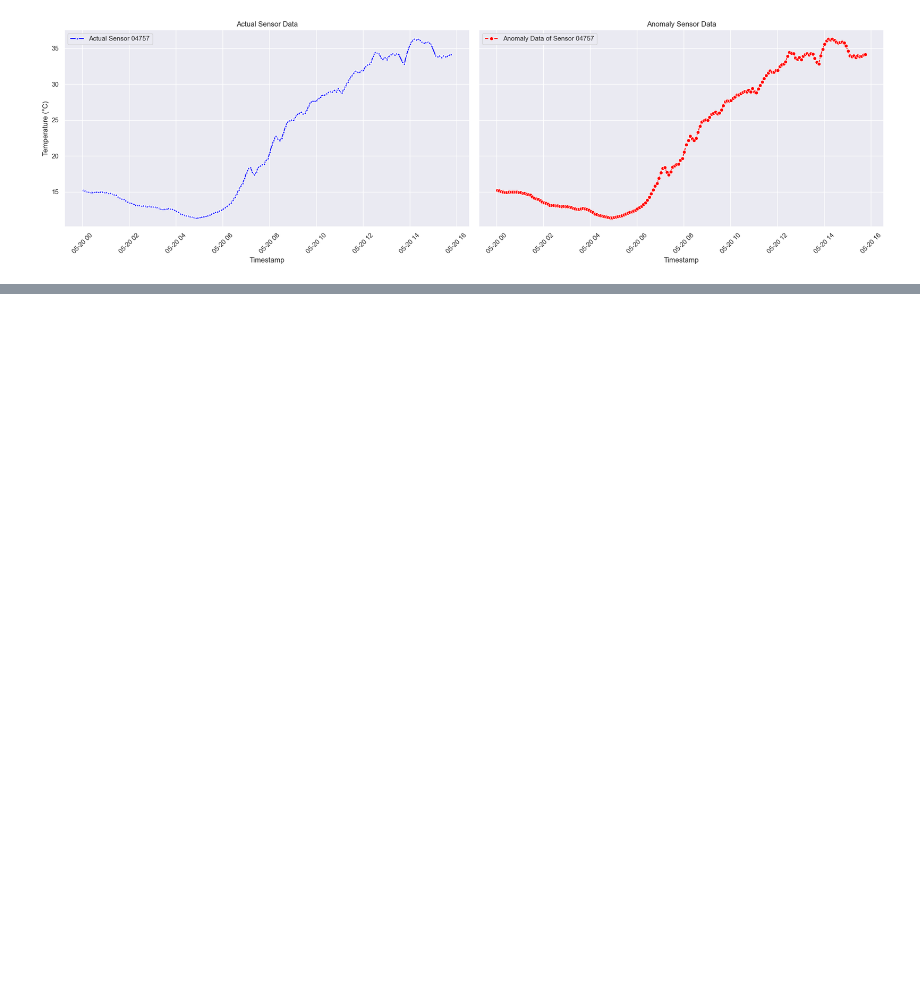
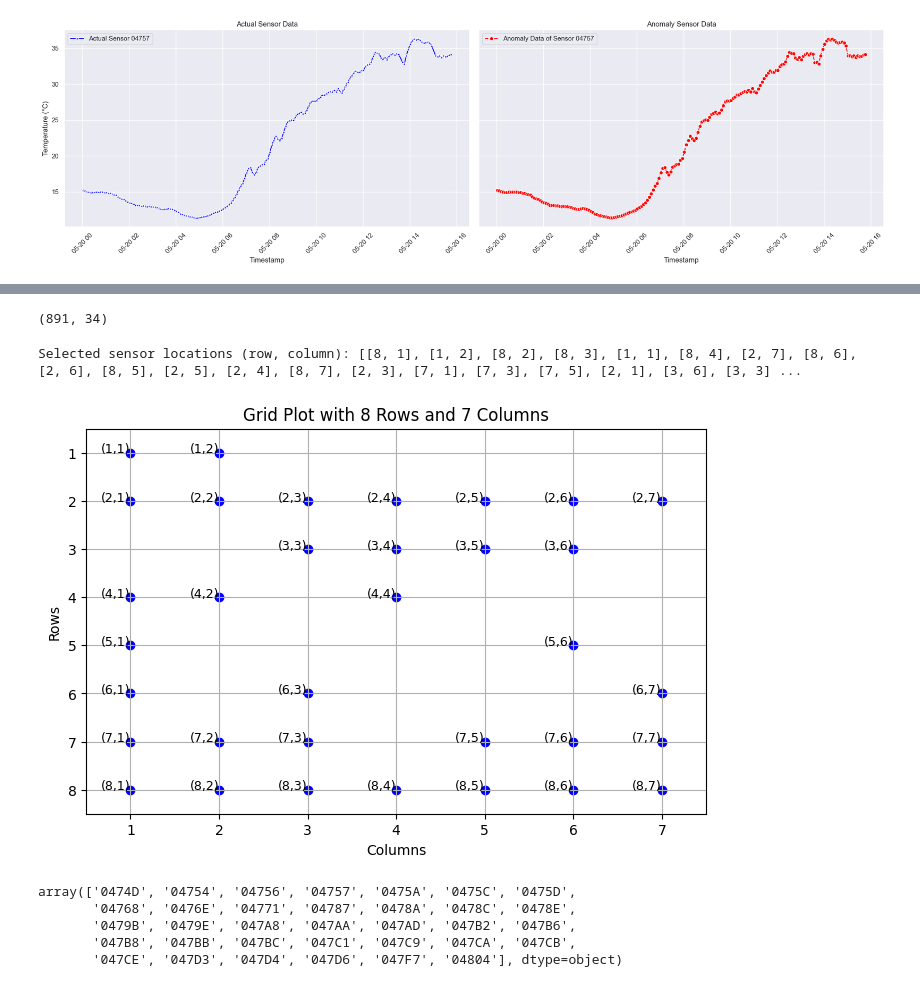
Before and after one commit to surya-9556/Optimizing-Sensor-Placement, a Jupyter notebook: final_project.ipynb, the cells around one changed output, grey strips where cells are left out. Drawn from its saved outputs; the diff is of its cells as text; code cells hidden in the pictures; blank space fills up the shorter version.

```diff
--- a/final_project.ipynb
+++ b/final_project.ipynb
@@ -317,0 +577,47 @@ plt.show()
+# %%
+reduced_data.shape
+# %% [output]
+(891, 34)
+# %%
+# Perform QR decomposition with column pivoting on reduced data
+Q, R, P = qr(reduced_data.T, pivoting=True)
+# %%
+num_sensors = num_modes
+# %%
+selected_sensors_indices = P[:num_sensors]
+# %%
+selected_sensors = []
+grid_rows, grid_cols = 8, 7
+grid_size = grid_rows * grid_cols
+
+for idx in selected_sensors_indices:
+    rem = idx % grid_size
+    x, y = divmod(rem, grid_cols)
+    sensor_id = sensor_reverse_lookup.get((grid_rows - x, y + 1))
+    selected_sensors.append([grid_rows - x, y + 1])
+
+print("Selected sensor locations (row, column):", selected_sensors)
+# %% [output]
+Selected sensor locations (row, column): [[8, 1], [1, 2], [8, 2], [8, 3], [1, 1], [8, 4], [2, 7], [8, 6], [2, 6], [8, 5], [2, 5], [2, 4], [8, 7], [2, 3], [7, 1], [7, 3], [7, 5], [2, 1], [3, 6], [3, 3] ...
+# %%
+# Create a grid plot
+plt.figure(figsize=(8, 5))
+plt.grid(True)
+plt.xticks(range(1, 8))  # X-axis ticks for columns (1 to 7)
+plt.yticks(range(1, 9))  # Y-axis ticks for rows (1 to 8)
+plt.xlim(0.5, 7.5)
+plt.ylim(0.5, 8.5)
+
+# Plot each point
+for (row, col) in selected_sensors:
+    plt.scatter(col, row, c='blue')  # Use (column, row) for plotting
+    plt.text(col, row, f'({row},{col})', fontsize=9, ha='right')
+
+# Display the plot
+plt.gca().invert_yaxis()  # Invert y-axis to match typical grid layout
+plt.title("Grid Plot with 8 Rows and 7 Columns")
+plt.xlabel("Columns")
+plt.ylabel("Rows")
+plt.show()
+# %% [output]
+[figure, added]
@@ -317,0 +633,8 @@ plt.show()
+# %%
+reduced_sensor_data['Sensor ID'].unique()
+# %% [output]
+array(['0474D', '04754', '04756', '04757', '0475A', '0475C', '0475D',
+       '04768', '0476E', '04771', '04787', '0478A', '0478C', '0478E',
+       '0479B', '0479E', '047A8', '047AA', '047AD', '047B2', '047B6',
+       '047B8', '047BB', '047BC', '047C1', '047C9', '047CA', '047CB',
+       '047CE', '047D3', '047D4', '047D6', '047F7', '04804'], dtype=object)
```
Also changed, not shown: parts of 49 cells of this notebook, 8 other files.
